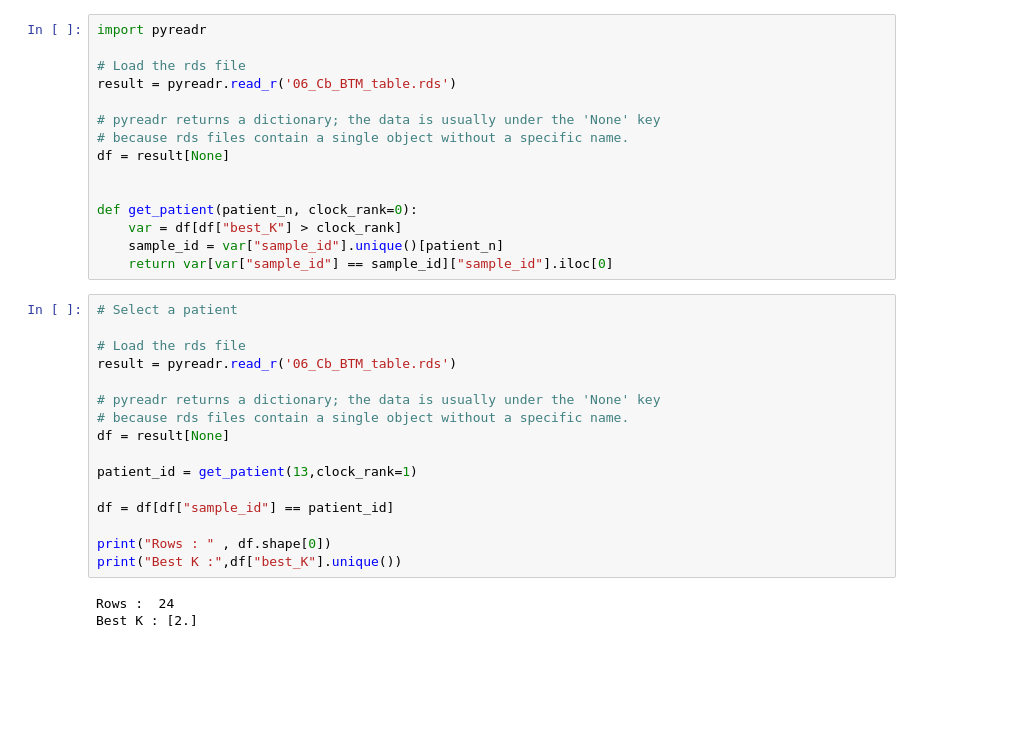
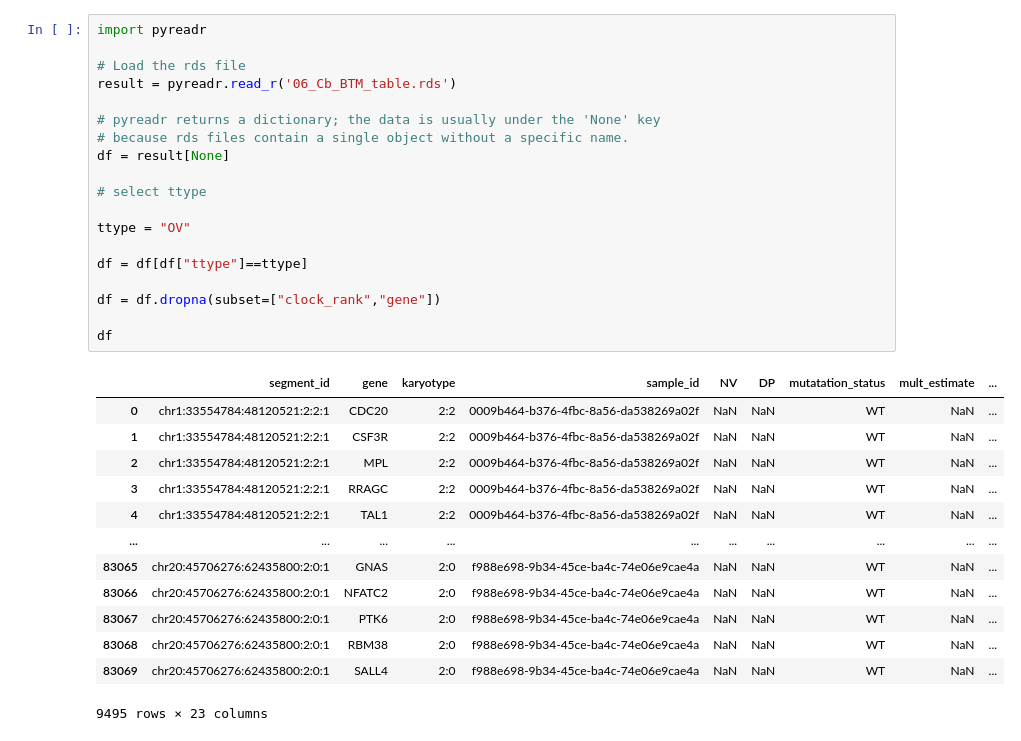
Before and after one commit to hifodbs/TikTakTuk, a Jupyter notebook: one_patient_graph.ipynb, the cells around one changed output. Drawn from its saved outputs; the diff is of its cells as text; blank space fills up the shorter version.

```diff
--- a/one_patient_graph.ipynb
+++ b/one_patient_graph.ipynb
@@ -1,34 +1,33 @@
 # %%
 import pyreadr
 
 # Load the rds file
 result = pyreadr.read_r('06_Cb_BTM_table.rds')
 
 # pyreadr returns a dictionary; the data is usually under the 'None' key
 # because rds files contain a single object without a specific name.
 df = result[None]
 
+# select ttype
 
-def get_patient(patient_n, clock_rank=0):
-    var = df[df["best_K"] > clock_rank]
-    sample_id = var["sample_id"].unique()[patient_n]
-    return var[var["sample_id"] == sample_id]["sample_id"].iloc[0]
+ttype = "OV"
+
+df = df[df["ttype"]==ttype]
+
+df = df.dropna(subset=["clock_rank","gene"])
+
+df
+# %% [output]
+|  | segment_id | gene | karyotype | sample_id | NV | DP | mutatation_status | mult_estimate | ... |
+| 0 | chr1:33554784:48120521:2:2:1 | CDC20 | 2:2 | 0009b464-b376-4fbc-8a56-da538269a02f | NaN | NaN | WT | NaN | ... |
+| 1 | chr1:33554784:48120521:2:2:1 | CSF3R | 2:2 | 0009b464-b376-4fbc-8a56-da538269a02f | NaN | NaN | WT | NaN | ... |
+| 2 | chr1:33554784:48120521:2:2:1 | MPL | 2:2 | 0009b464-b376-4fbc-8a56-da538269a02f | NaN | NaN | WT | NaN | ... |
+| 3 | chr1:33554784:48120521:2:2:1 | RRAGC | 2:2 | 0009b464-b376-4fbc-8a56-da538269a02f | NaN | NaN | WT | NaN | ... |
+| 4 | chr1:33554784:48120521:2:2:1 | TAL1 | 2:2 | 0009b464-b376-4fbc-8a56-da538269a02f | NaN | NaN | WT | NaN | ... |
+| ... | ... | ... | ... | ... | ... | ... | ... | ... | ... |
+| 83065 | chr20:45706276:62435800:2:0:1 | GNAS | 2:0 | f988e698-9b34-45ce-ba4c-74e06e9cae4a | NaN | NaN | WT | NaN | ... |
+| 83066 | chr20:45706276:62435800:2:0:1 | NFATC2 | 2:0 | f988e698-9b34-45ce-ba4c-74e06e9cae4a | NaN | NaN | WT | NaN | ... |
+| 83067 | chr20:45706276:62435800:2:0:1 | PTK6 | 2:0 | f988e698-9b34-45ce-ba4c-74e06e9cae4a | NaN | NaN | WT | NaN | ... |
+| 83068 | chr20:45706276:62435800:2:0:1 | RBM38 | 2:0 | f988e698-9b34-45ce-ba4c-74e06e9cae4a | NaN | NaN | WT | NaN | ... |
+| 83069 | chr20:45706276:62435800:2:0:1 | SALL4 | 2:0 | f988e698-9b34-45ce-ba4c-74e06e9cae4a | NaN | NaN | WT | NaN | ... |
+9495 rows × 23 columns
-# %%
-# Select a patient
-
-# Load the rds file
-result = pyreadr.read_r('06_Cb_BTM_table.rds')
-
-# pyreadr returns a dictionary; the data is usually under the 'None' key
-# because rds files contain a single object without a specific name.
-df = result[None]
-
-patient_id = get_patient(13,clock_rank=1)
-
-df = df[df["sample_id"] == patient_id]
-
-print("Rows : " , df.shape[0])
-print("Best K :",df["best_K"].unique())
-# %% [output]
-Rows :  24
-Best K : [2.]
```
Also changed, not shown: parts of 5 cells of this notebook, 3 other files.
